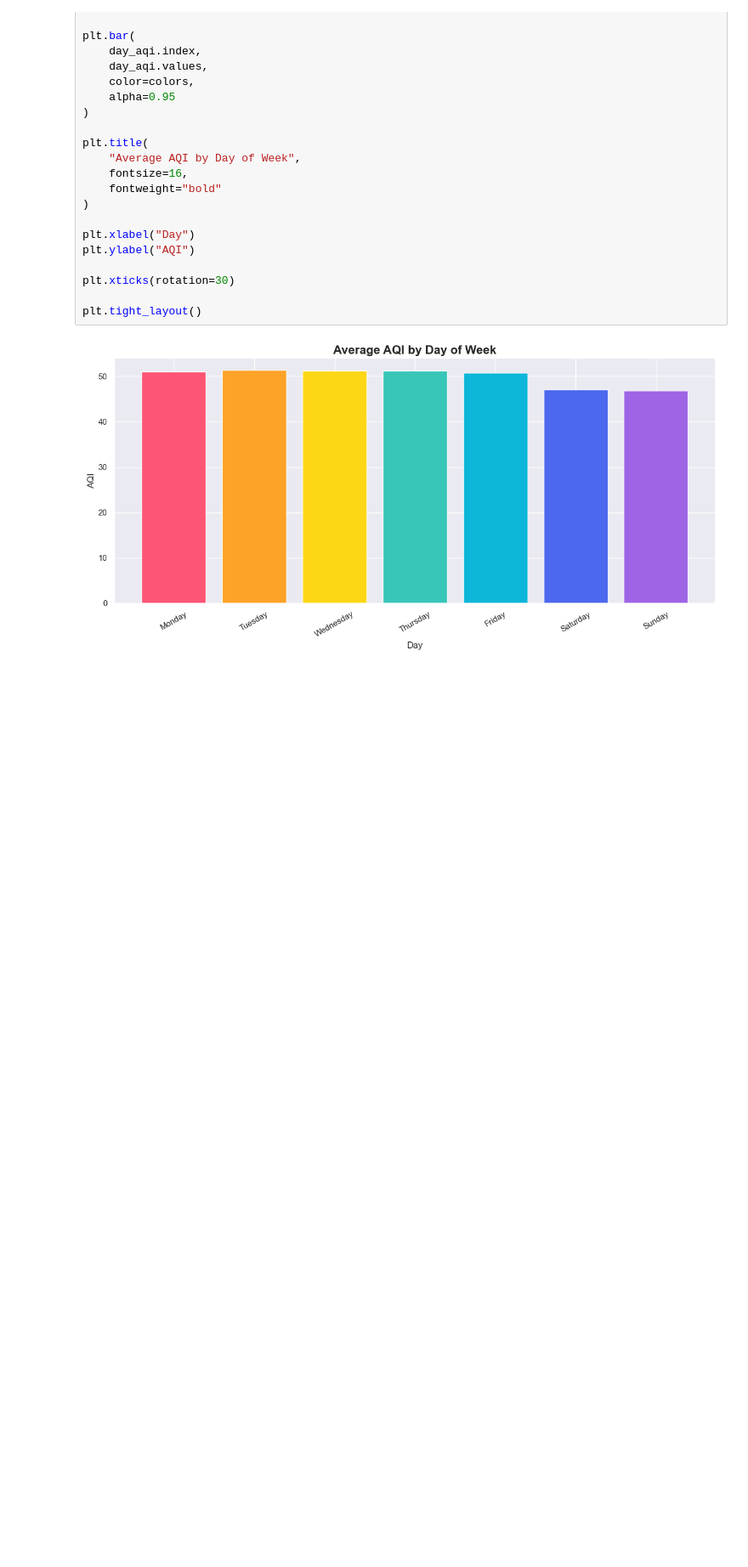
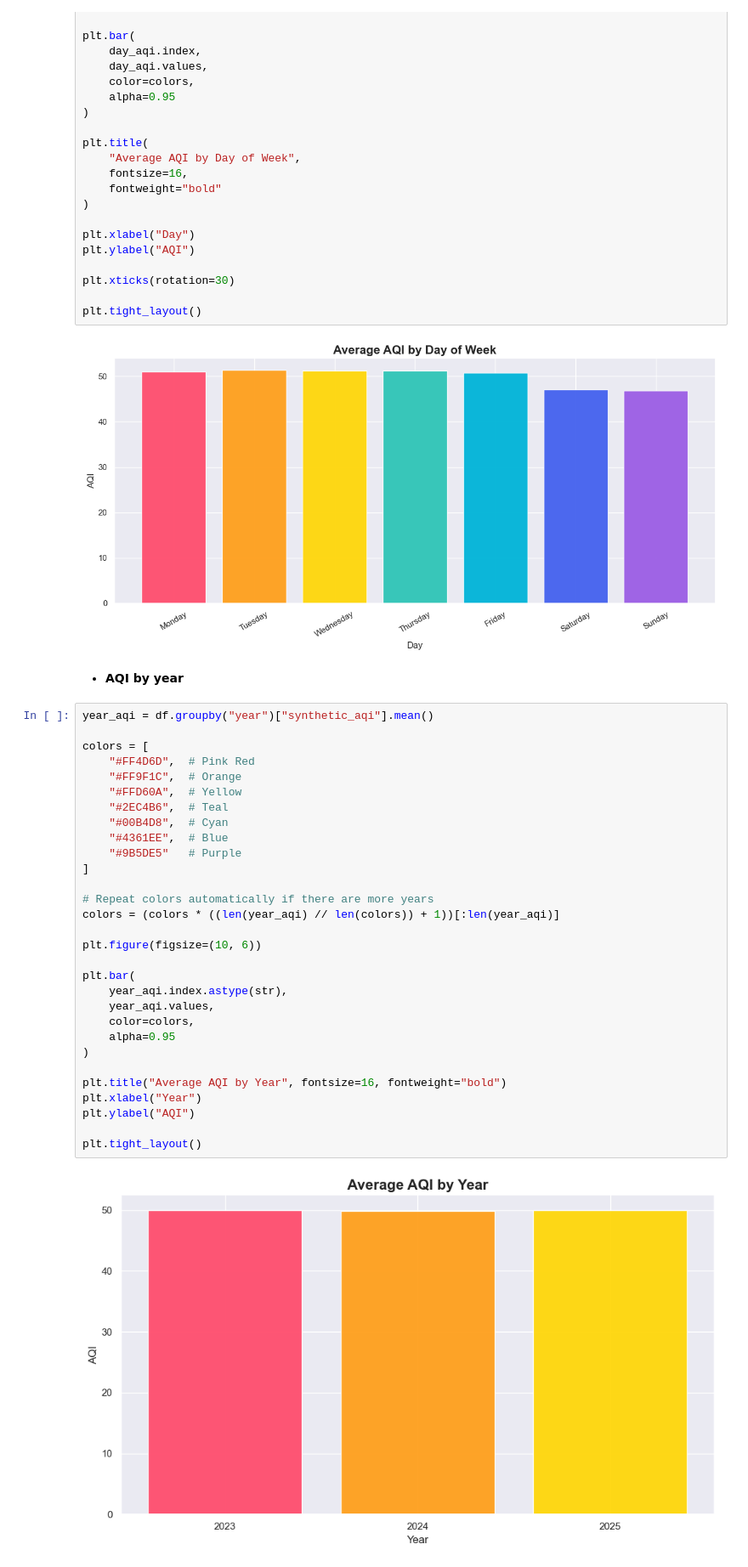
Before and after one commit to geershatisaxena/AQI-Data-Analysis, a Jupyter notebook: air quality.ipynb, the cells around one changed output. Shown at 85% size. Cells and saved outputs as stored; diff of their text form; blank space fills up the shorter version.

```diff
--- a/air quality.ipynb
+++ b/air quality.ipynb
@@ -766,3 +766,37 @@ plt.xticks(rotation=30)
 plt.tight_layout()
 # %% [output]
 [figure]
+# %% [markdown]
+- **AQI by year**
+# %%
+year_aqi = df.groupby("year")["synthetic_aqi"].mean()
+
+colors = [
+    "#FF4D6D",  # Pink Red
+    "#FF9F1C",  # Orange
+    "#FFD60A",  # Yellow
+    "#2EC4B6",  # Teal
+    "#00B4D8",  # Cyan
+    "#4361EE",  # Blue
+    "#9B5DE5"   # Purple
+]
+
+# Repeat colors automatically if there are more years
+colors = (colors * ((len(year_aqi) // len(colors)) + 1))[:len(year_aqi)]
+
+plt.figure(figsize=(10, 6))
+
+plt.bar(
+    year_aqi.index.astype(str),
+    year_aqi.values,
+    color=colors,
+    alpha=0.95
+)
+
+plt.title("Average AQI by Year", fontsize=16, fontweight="bold")
+plt.xlabel("Year")
+plt.ylabel("AQI")
+
+plt.tight_layout()
+# %% [output]
+[figure, added]
```
